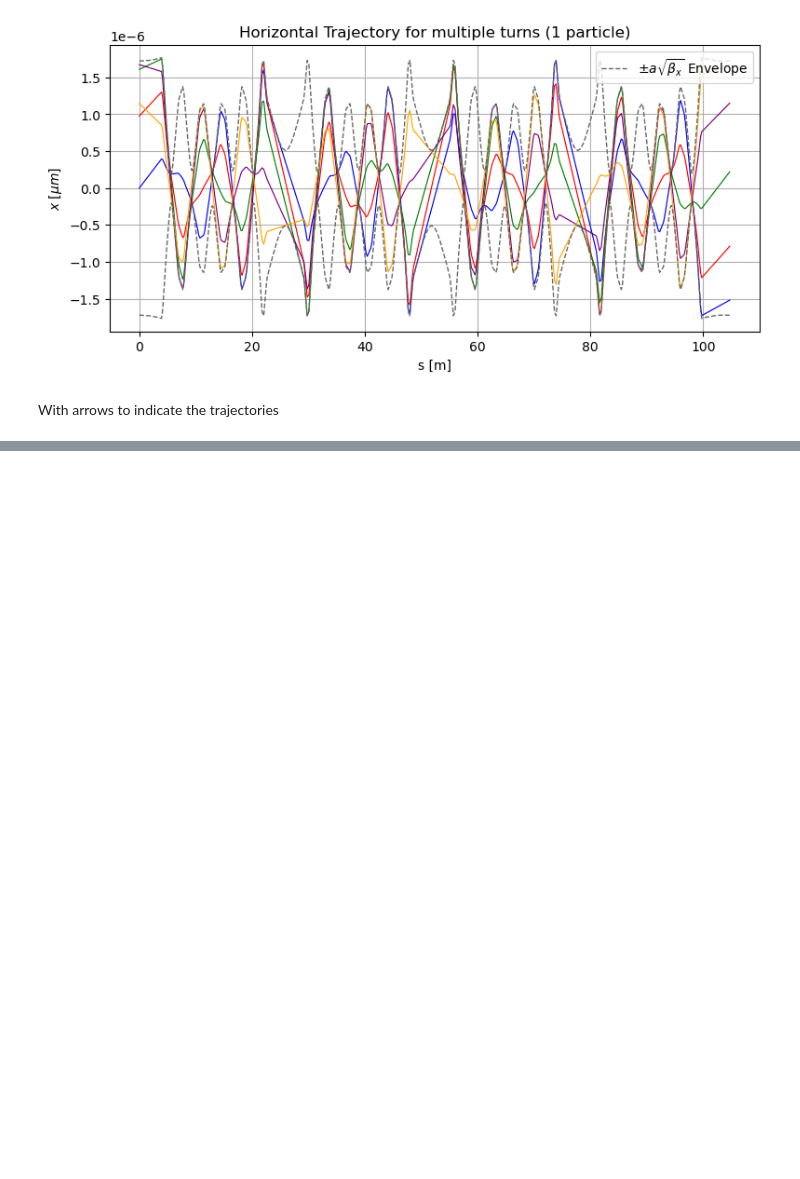
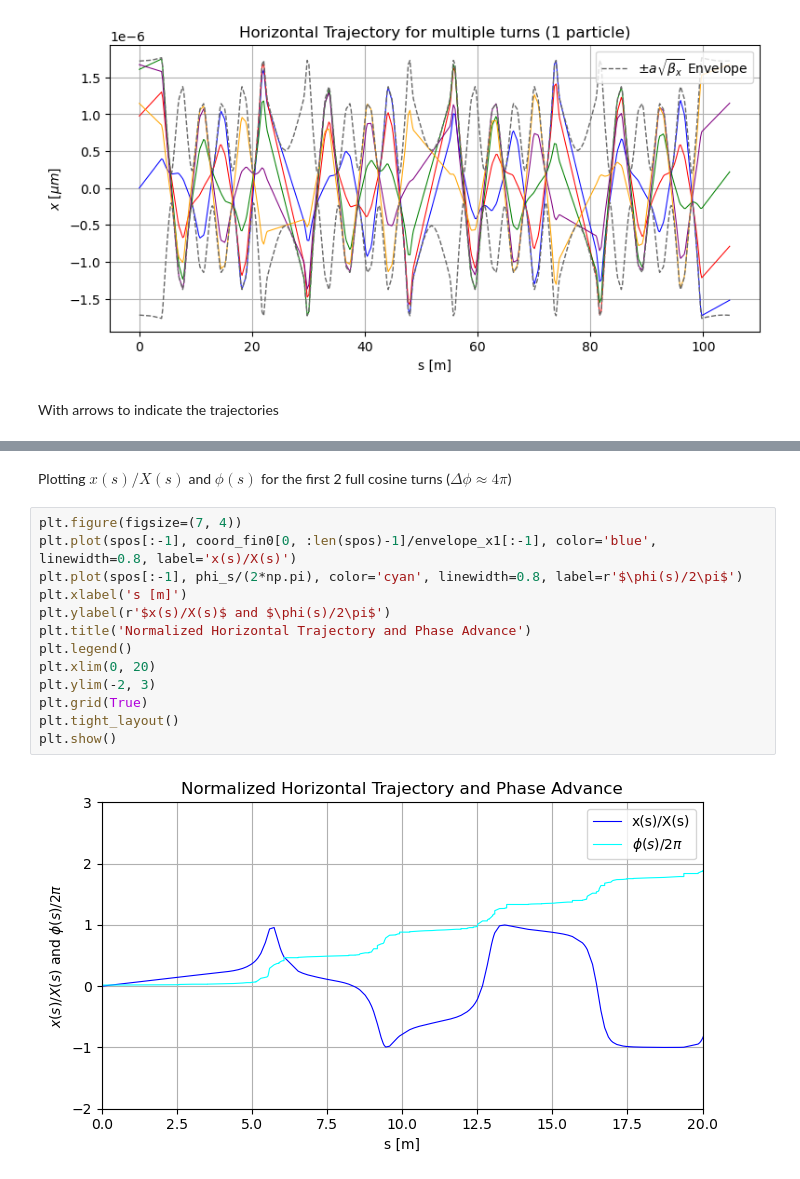
Before and after one commit to HenriqueWS11/fac-henrique, a Jupyter notebook: coding/initial_explorations/betatron_trajectories.ipynb, the cells around one changed output, grey strips where cells are left out. Cells and saved outputs as stored; diff of their text form; blank space fills up the shorter version.

```diff
--- a/coding/initial_explorations/betatron_trajectories.ipynb
+++ b/coding/initial_explorations/betatron_trajectories.ipynb
@@ -569,0 +684,17 @@ plt.show()
+# %% [markdown]
+Plotting $x(s)/X(s)$ and $\phi(s)$ for the first 2 full cosine turns ($\Delta\phi \approx 4\pi$)
+# %%
+plt.figure(figsize=(7, 4))
+plt.plot(spos[:-1], coord_fin0[0, :len(spos)-1]/envelope_x1[:-1], color='blue', linewidth=0.8, label='x(s)/X(s)')
+plt.plot(spos[:-1], phi_s/(2*np.pi), color='cyan', linewidth=0.8, label=r'$\phi(s)/2\pi$')
+plt.xlabel('s [m]')
+plt.ylabel(r'$x(s)/X(s)$ and $\phi(s)/2\pi$')
+plt.title('Normalized Horizontal Trajectory and Phase Advance')
+plt.legend()
+plt.xlim(0, 20)
+plt.ylim(-2, 3)
+plt.grid(True)
+plt.tight_layout()
+plt.show()
+# %% [output]
+[figure, added]
```
Also changed, not shown: parts of 50 cells of this notebook, 1 other file.
